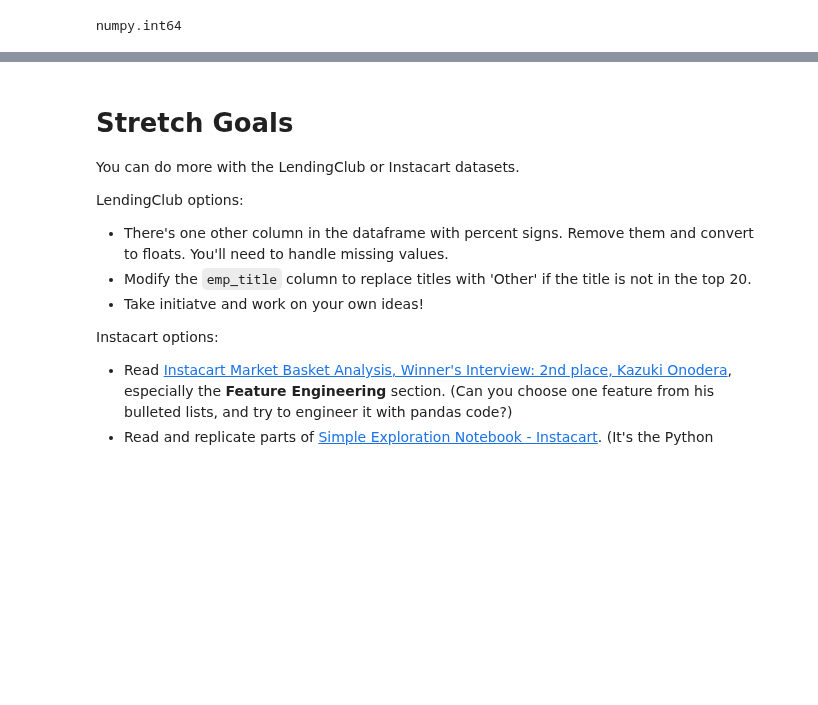
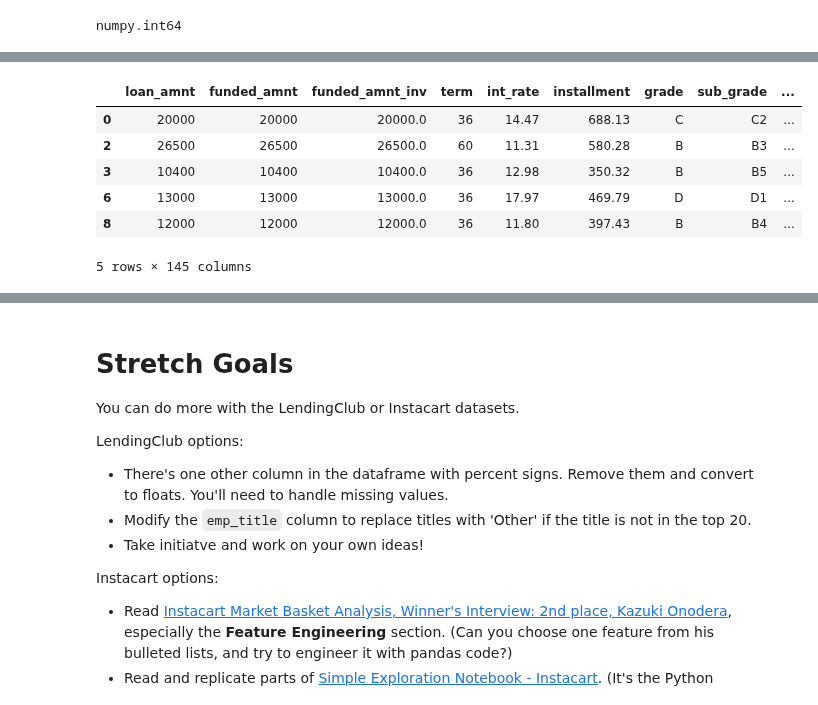
Before and after one commit to bloominstituteoftechnology/DS-Unit-1-Sprint-1-Data-Wrangling-and-Storytelling, a Jupyter notebook: DS-Unit-1-Sprint-1-Data-Wrangling-and-Storytelling/module2-make-features/mk_of_LS_DS_112_Make_Features_Assignment.ipynb, the cells around one changed output, grey strips where cells are left out. Drawn from its saved outputs; the diff is of its cells as text; code cells hidden in the pictures; blank space fills up the shorter version.

```diff
--- a/DS-Unit-1-Sprint-1-Data-Wrangling-and-Storytelling/module2-make-features/mk_of_LS_DS_112_Make_Features_Assignment.ipynb
+++ b/DS-Unit-1-Sprint-1-Data-Wrangling-and-Storytelling/module2-make-features/mk_of_LS_DS_112_Make_Features_Assignment.ipynb
@@ -323,0 +363,5 @@ Name: term, Length: 128412, dtype: object
+# %%
+df_mod1['employed_more_than_10years'] = df_mod1['emp_length'].str.contains('10')
+df_mod1.head()
+
+# added a column of worked more than 10 years!
@@ -323,0 +397,3 @@ Name: term, Length: 128412, dtype: object
+# %%
+df_mod1['employed_more_than_2years'] = df_mod1['emp_length'].str.contains('2')
+df_mod1.head()
@@ -358,3 +459,9 @@ df_mod1.head()
 type(df_mod1['term'][0])
 # %% [output]
 numpy.int64
+# %%
+# Make a column named loan_status_is_great. It should contain the integer 1 if loan_status is "Current" or "Fully Paid." Else it should contain the integer 0.
+
+
+df_mod1['loan_status_is_great'] = df_mod1['loan_status'].str.contains("Current" or "Fully Paid")
+df_mod1.head()
@@ -360,0 +476,3 @@ numpy.int64
+# %%
+condition = (df_mod1['loan_status_is_great'] == True)
+condition
@@ -360,0 +492,11 @@ numpy.int64
+# %%
+loan_status_is_great = df_mod1[condition]
+loan_status_is_great.head()
+# %% [output]
+|  | loan_amnt | funded_amnt | funded_amnt_inv | term | int_rate | installment | grade | sub_grade | ... |
+| 0 | 20000 | 20000 | 20000.0 | 36 | 14.47 | 688.13 | C | C2 | ... |
+| 2 | 26500 | 26500 | 26500.0 | 60 | 11.31 | 580.28 | B | B3 | ... |
+| 3 | 10400 | 10400 | 10400.0 | 36 | 12.98 | 350.32 | B | B5 | ... |
+| 6 | 13000 | 13000 | 13000.0 | 36 | 17.97 | 469.79 | D | D1 | ... |
+| 8 | 12000 | 12000 | 12000.0 | 36 | 11.80 | 397.43 | B | B4 | ... |
+5 rows × 145 columns
```
Also changed, not shown: parts of 19 cells of this notebook.
